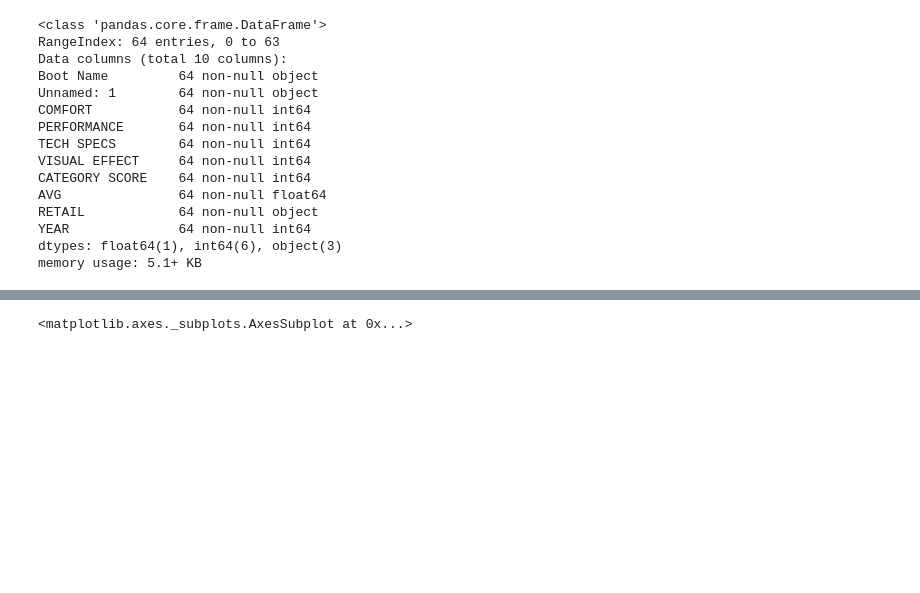
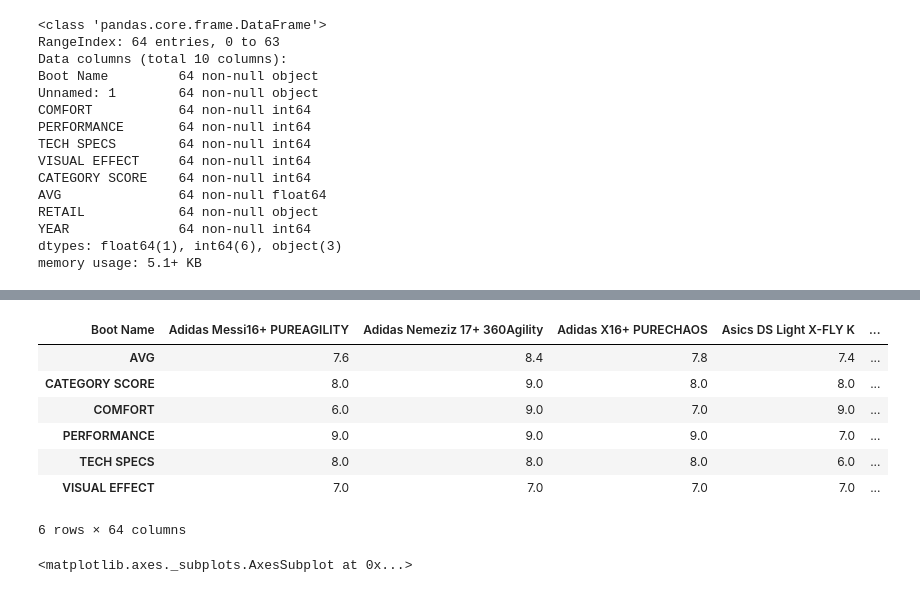
Before and after one commit to Beremy98/Capstone, a Jupyter notebook: Capstone.ipynb, the cells around one changed output, grey strips where cells are left out. Saved outputs shown, nothing was run; the diff lists cells and outputs as text; code cells hidden in the pictures; blank space fills up the shorter version.

```diff
--- a/Capstone.ipynb
+++ b/Capstone.ipynb
@@ -60,3 +60,15 @@ scores.head()
+# %%
+M = rating.pivot_table(columns=['Boot Name'], values=['COMFORT', 'PERFORMANCE', 'TECH SPECS', 'VISUAL EFFECT', 'CATEGORY SCORE', 'AVG'])
+M
+# %% [output]
+| Boot Name | Adidas Messi16+ PUREAGILITY | Adidas Nemeziz 17+ 360Agility | Adidas X16+ PURECHAOS | Asics DS Light X-FLY K | ... |
+| AVG | 7.6 | 8.4 | 7.8 | 7.4 | ... |
+| CATEGORY SCORE | 8.0 | 9.0 | 8.0 | 8.0 | ... |
+| COMFORT | 6.0 | 9.0 | 7.0 | 9.0 | ... |
+| PERFORMANCE | 9.0 | 9.0 | 9.0 | 7.0 | ... |
+| TECH SPECS | 8.0 | 8.0 | 8.0 | 6.0 | ... |
+| VISUAL EFFECT | 7.0 | 7.0 | 7.0 | 7.0 | ... |
+6 rows × 64 columns
 # %%
 plt.figure(figsize=(5,5))
 seaborn.heatmap(scores.corr(), annot=True, cmap='coolwarm')
```
Also changed, not shown: parts of 9 cells of this notebook.
